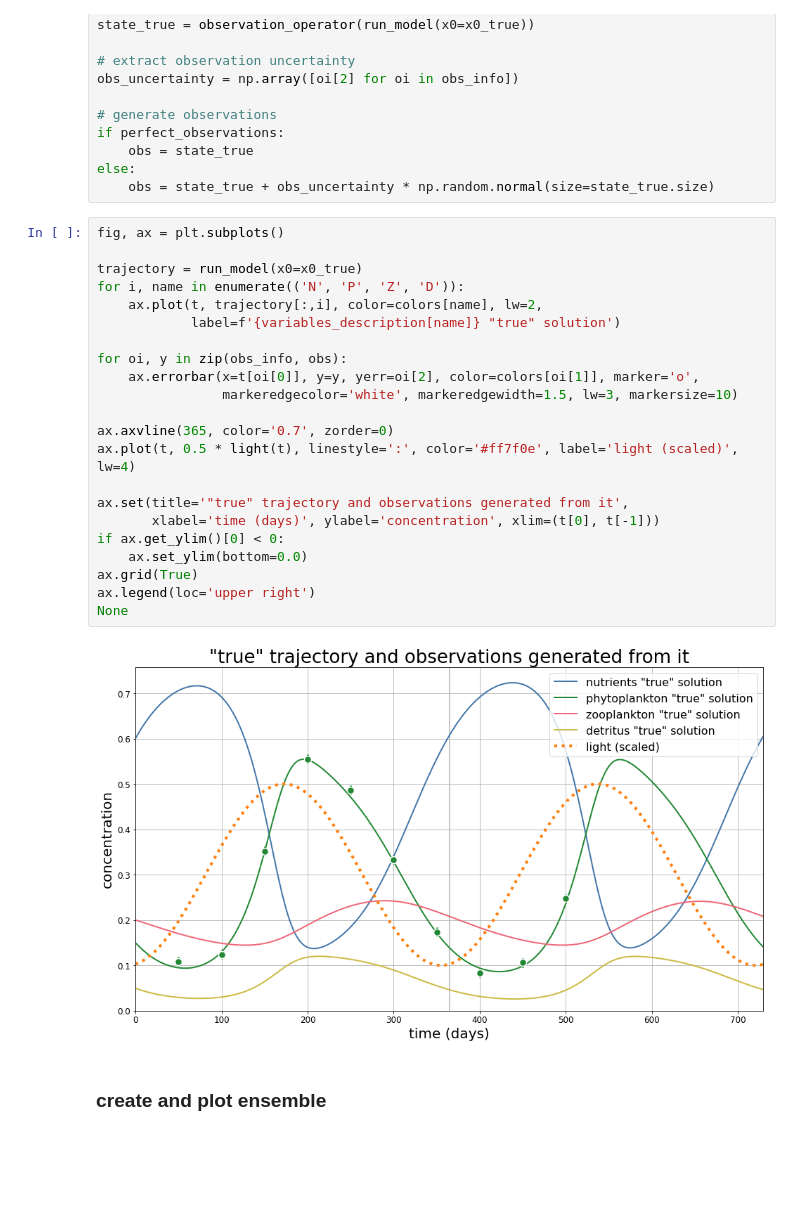
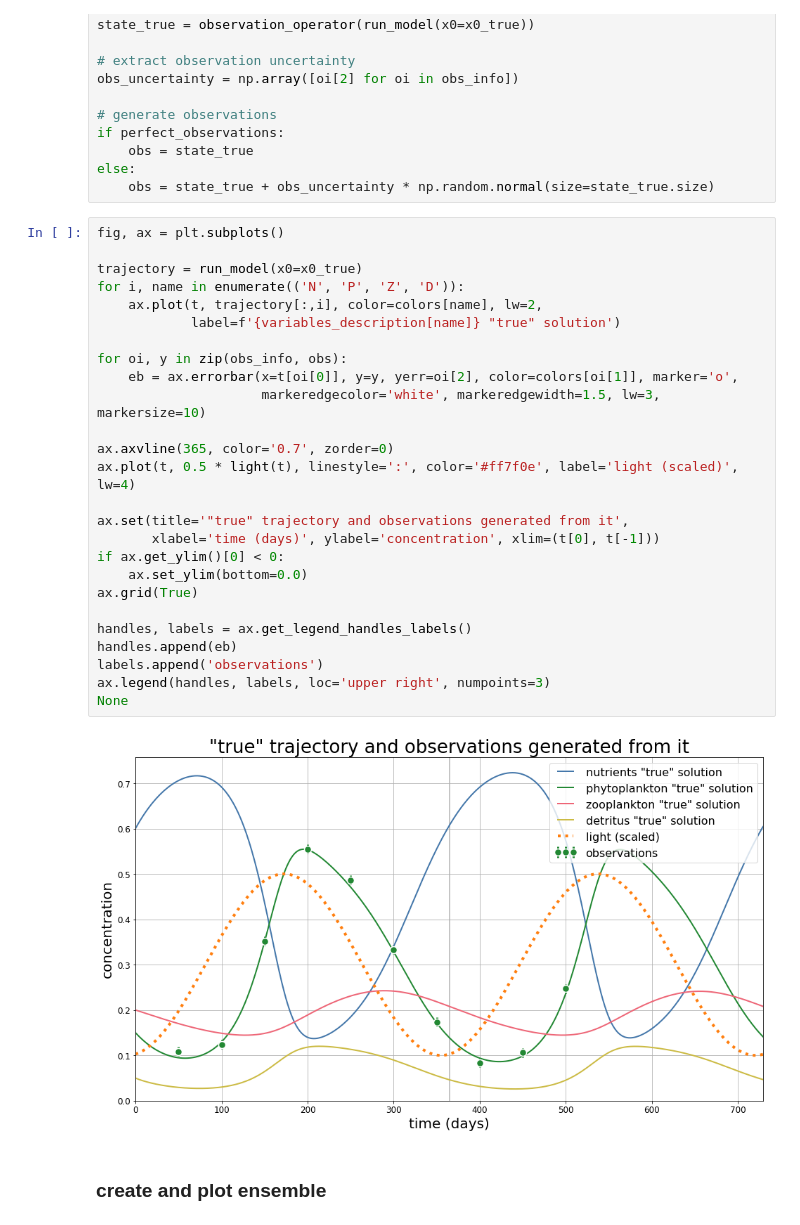
Before and after one commit to jpmattern/obm-primer, a Jupyter notebook: parameter_estimation_enkf.ipynb, the cells around one changed output. Saved outputs shown, nothing was run; the diff lists cells and outputs as text; blank space fills up the shorter version.

Commit message:
added observation legend entry

```diff
--- a/parameter_estimation_enkf.ipynb
+++ b/parameter_estimation_enkf.ipynb
@@ -328,27 +328,31 @@ else:
 # %%
 fig, ax = plt.subplots()
 
 trajectory = run_model(x0=x0_true)
 for i, name in enumerate(('N', 'P', 'Z', 'D')):
     ax.plot(t, trajectory[:,i], color=colors[name], lw=2,
             label=f'{variables_description[name]} "true" solution')
 
 for oi, y in zip(obs_info, obs):
-    ax.errorbar(x=t[oi[0]], y=y, yerr=oi[2], color=colors[oi[1]], marker='o',
-                markeredgecolor='white', markeredgewidth=1.5, lw=3, markersize=10)
+    eb = ax.errorbar(x=t[oi[0]], y=y, yerr=oi[2], color=colors[oi[1]], marker='o',
+                     markeredgecolor='white', markeredgewidth=1.5, lw=3, markersize=10)
 
 ax.axvline(365, color='0.7', zorder=0)
 ax.plot(t, 0.5 * light(t), linestyle=':', color='#ff7f0e', label='light (scaled)', lw=4)
 
 ax.set(title='"true" trajectory and observations generated from it',
        xlabel='time (days)', ylabel='concentration', xlim=(t[0], t[-1]))
 if ax.get_ylim()[0] < 0:
     ax.set_ylim(bottom=0.0)
 ax.grid(True)
-ax.legend(loc='upper right')
+
+handles, labels = ax.get_legend_handles_labels()
+handles.append(eb)
+labels.append('observations')
+ax.legend(handles, labels, loc='upper right', numpoints=3)
 None
 # %% [output]
-[figure, old version]
+[figure, new version]
 # %% [markdown]
 ### create and plot ensemble
 # %%
```
Also changed, not shown: 1 other file.
